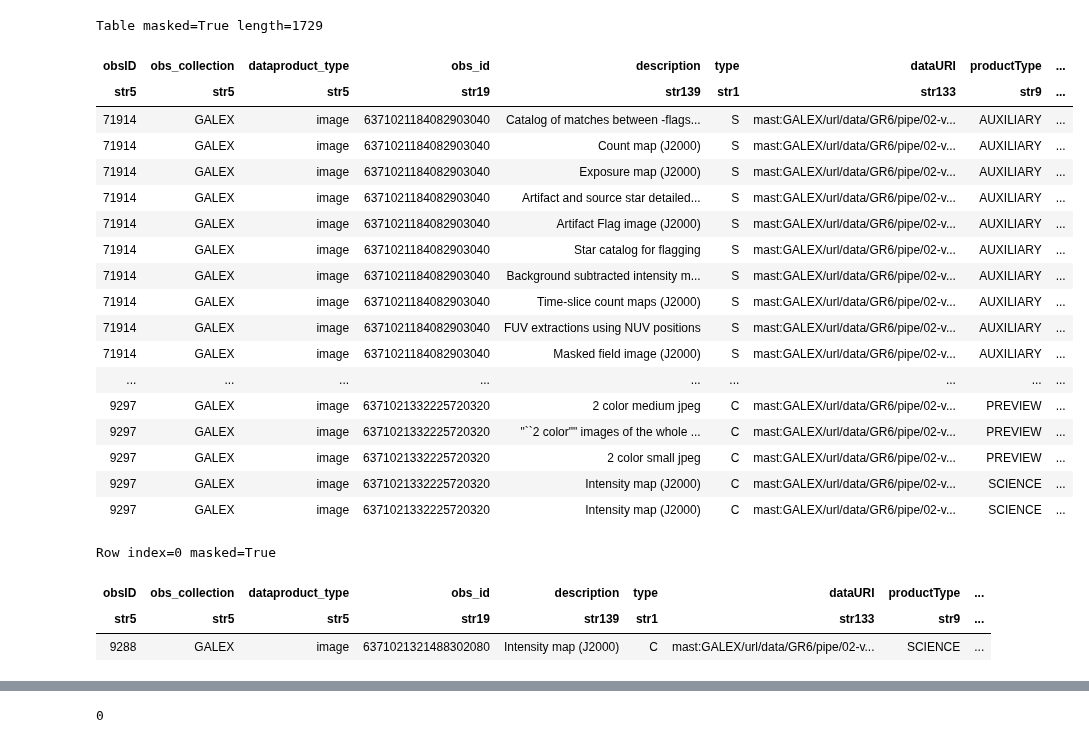
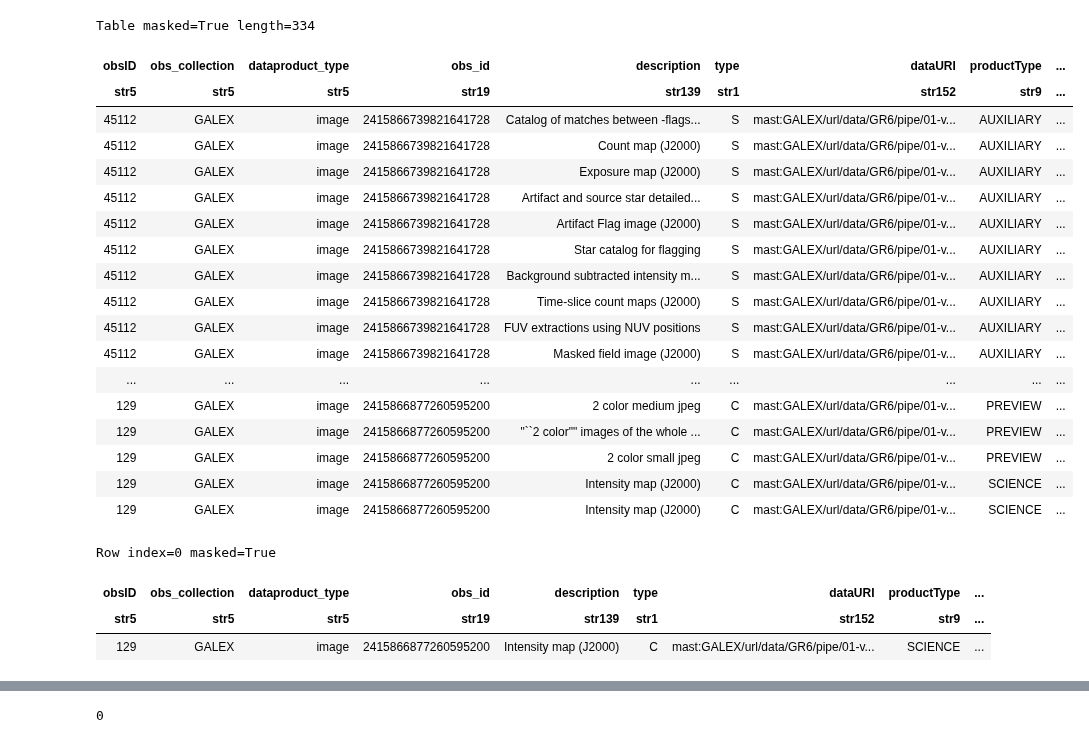
Before and after one commit to ScienceBetter/notebooks-stsci, a Jupyter notebook: surveying_dust_structure_via_GALEX_MIS/surveying_dust_structure_via_GALEX_MIS.ipynb, the cells around one changed output, grey strips where cells are left out. Saved outputs shown, nothing was run; the diff lists cells and outputs as text; code cells hidden in the pictures.

```diff
--- a/surveying_dust_structure_via_GALEX_MIS/surveying_dust_structure_via_GALEX_MIS.ipynb
+++ b/surveying_dust_structure_via_GALEX_MIS/surveying_dust_structure_via_GALEX_MIS.ipynb
@@ -47,28 +55,28 @@ Let's start with only one source, and see step by step how to retrieve the image
 # %%
-coord = SkyCoord(l[0], b[0], unit='deg', frame='galactic')
-obs = Observations.query_criteria(obs_collection="GALEX",coordinates=coord.icrs,radius="0.5 deg")
+coord = SkyCoord(253.0000, +61.0, unit='deg', frame='icrs')
+obs = Observations.query_criteria(obs_collection="GALEX",coordinates=coord,project='MIS',radius="0.5 deg")
 data_products = Observations.get_product_list(obs)
 data_products
 # %% [output]
-Table masked=True length=1729
+Table masked=True length=334
 | obsID | obs_collection | dataproduct_type | obs_id | description | type | dataURI | productType | ... |
-| str5 | str5 | str5 | str19 | str139 | str1 | str133 | str9 | ... |
-| 71914 | GALEX | image | 6371021184082903040 | Catalog of matches between -flags... | S | mast:GALEX/url/data/GR6/pipe/02-v... | AUXILIARY | ... |
-| 71914 | GALEX | image | 6371021184082903040 | Count map (J2000) | S | mast:GALEX/url/data/GR6/pipe/02-v... | AUXILIARY | ... |
-| 71914 | GALEX | image | 6371021184082903040 | Exposure map (J2000) | S | mast:GALEX/url/data/GR6/pipe/02-v... | AUXILIARY | ... |
-| 71914 | GALEX | image | 6371021184082903040 | Artifact and source star detailed... | S | mast:GALEX/url/data/GR6/pipe/02-v... | AUXILIARY | ... |
-| 71914 | GALEX | image | 6371021184082903040 | Artifact Flag image (J2000) | S | mast:GALEX/url/data/GR6/pipe/02-v... | AUXILIARY | ... |
-| 71914 | GALEX | image | 6371021184082903040 | Star catalog for flagging | S | mast:GALEX/url/data/GR6/pipe/02-v... | AUXILIARY | ... |
-| 71914 | GALEX | image | 6371021184082903040 | Background subtracted intensity m... | S | mast:GALEX/url/data/GR6/pipe/02-v... | AUXILIARY | ... |
-| 71914 | GALEX | image | 6371021184082903040 | Time-slice count maps (J2000) | S | mast:GALEX/url/data/GR6/pipe/02-v... | AUXILIARY | ... |
-| 71914 | GALEX | image | 6371021184082903040 | FUV extractions using NUV positions | S | mast:GALEX/url/data/GR6/pipe/02-v... | AUXILIARY | ... |
-| 71914 | GALEX | image | 6371021184082903040 | Masked field image (J2000) | S | mast:GALEX/url/data/GR6/pipe/02-v... | AUXILIARY | ... |
+| str5 | str5 | str5 | str19 | str139 | str1 | str152 | str9 | ... |
+| 45112 | GALEX | image | 2415866739821641728 | Catalog of matches between -flags... | S | mast:GALEX/url/data/GR6/pipe/01-v... | AUXILIARY | ... |
+| 45112 | GALEX | image | 2415866739821641728 | Count map (J2000) | S | mast:GALEX/url/data/GR6/pipe/01-v... | AUXILIARY | ... |
+| 45112 | GALEX | image | 2415866739821641728 | Exposure map (J2000) | S | mast:GALEX/url/data/GR6/pipe/01-v... | AUXILIARY | ... |
+| 45112 | GALEX | image | 2415866739821641728 | Artifact and source star detailed... | S | mast:GALEX/url/data/GR6/pipe/01-v... | AUXILIARY | ... |
+| 45112 | GALEX | image | 2415866739821641728 | Artifact Flag image (J2000) | S | mast:GALEX/url/data/GR6/pipe/01-v... | AUXILIARY | ... |
+| 45112 | GALEX | image | 2415866739821641728 | Star catalog for flagging | S | mast:GALEX/url/data/GR6/pipe/01-v... | AUXILIARY | ... |
+| 45112 | GALEX | image | 2415866739821641728 | Background subtracted intensity m... | S | mast:GALEX/url/data/GR6/pipe/01-v... | AUXILIARY | ... |
+| 45112 | GALEX | image | 2415866739821641728 | Time-slice count maps (J2000) | S | mast:GALEX/url/data/GR6/pipe/01-v... | AUXILIARY | ... |
+| 45112 | GALEX | image | 2415866739821641728 | FUV extractions using NUV positions | S | mast:GALEX/url/data/GR6/pipe/01-v... | AUXILIARY | ... |
+| 45112 | GALEX | image | 2415866739821641728 | Masked field image (J2000) | S | mast:GALEX/url/data/GR6/pipe/01-v... | AUXILIARY | ... |
 | ... | ... | ... | ... | ... | ... | ... | ... | ... |
-| 9297 | GALEX | image | 6371021332225720320 | 2 color medium jpeg | C | mast:GALEX/url/data/GR6/pipe/02-v... | PREVIEW | ... |
-| 9297 | GALEX | image | 6371021332225720320 | "``2 color"" images of the whole ... | C | mast:GALEX/url/data/GR6/pipe/02-v... | PREVIEW | ... |
-| 9297 | GALEX | image | 6371021332225720320 | 2 color small jpeg | C | mast:GALEX/url/data/GR6/pipe/02-v... | PREVIEW | ... |
-| 9297 | GALEX | image | 6371021332225720320 | Intensity map (J2000) | C | mast:GALEX/url/data/GR6/pipe/02-v... | SCIENCE | ... |
-| 9297 | GALEX | image | 6371021332225720320 | Intensity map (J2000) | C | mast:GALEX/url/data/GR6/pipe/02-v... | SCIENCE | ... |
+| 129 | GALEX | image | 2415866877260595200 | 2 color medium jpeg | C | mast:GALEX/url/data/GR6/pipe/01-v... | PREVIEW | ... |
+| 129 | GALEX | image | 2415866877260595200 | "``2 color"" images of the whole ... | C | mast:GALEX/url/data/GR6/pipe/01-v... | PREVIEW | ... |
+| 129 | GALEX | image | 2415866877260595200 | 2 color small jpeg | C | mast:GALEX/url/data/GR6/pipe/01-v... | PREVIEW | ... |
+| 129 | GALEX | image | 2415866877260595200 | Intensity map (J2000) | C | mast:GALEX/url/data/GR6/pipe/01-v... | SCIENCE | ... |
+| 129 | GALEX | image | 2415866877260595200 | Intensity map (J2000) | C | mast:GALEX/url/data/GR6/pipe/01-v... | SCIENCE | ... |
 # %%
 data_products_mrp = Observations.filter_products(data_products, productType='SCIENCE',productGroupDescription='Minimum Recommended Products')
 yourProd = data_products_mrp[0]
@@ -76,8 +84,8 @@ yourProd
 # %% [output]
 Row index=0 masked=True
 | obsID | obs_collection | dataproduct_type | obs_id | description | type | dataURI | productType | ... |
-| str5 | str5 | str5 | str19 | str139 | str1 | str133 | str9 | ... |
-| 9288 | GALEX | image | 6371021321488302080 | Intensity map (J2000) | C | mast:GALEX/url/data/GR6/pipe/02-v... | SCIENCE | ... |
+| str5 | str5 | str5 | str19 | str139 | str1 | str152 | str9 | ... |
+| 129 | GALEX | image | 2415866877260595200 | Intensity map (J2000) | C | mast:GALEX/url/data/GR6/pipe/01-v... | SCIENCE | ... |
 # %%
 table = Observations.download_products(yourProd, mrp_only = False, cache = False)
 table
```
Also changed, not shown: parts of 25 cells of this notebook.
